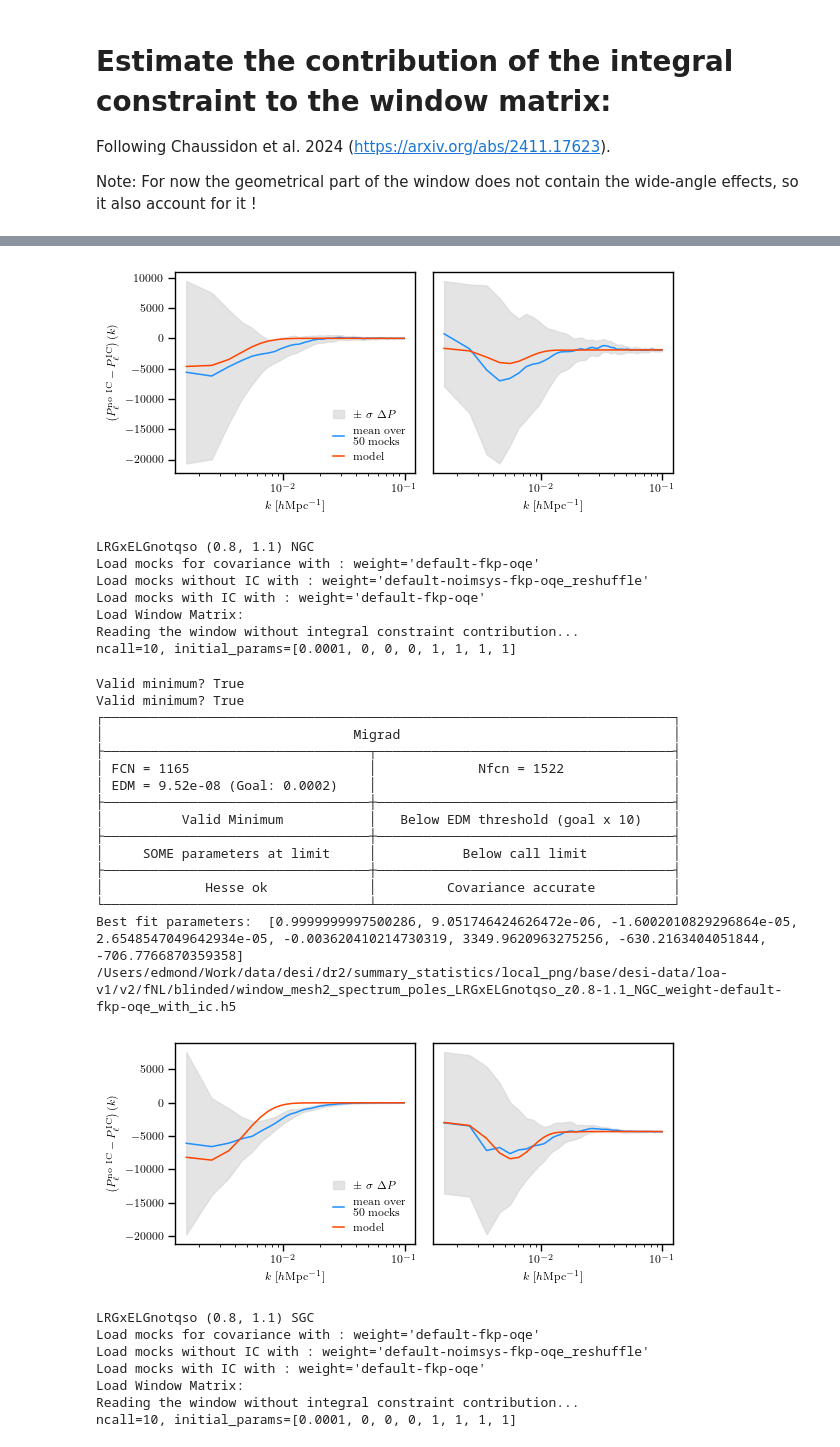
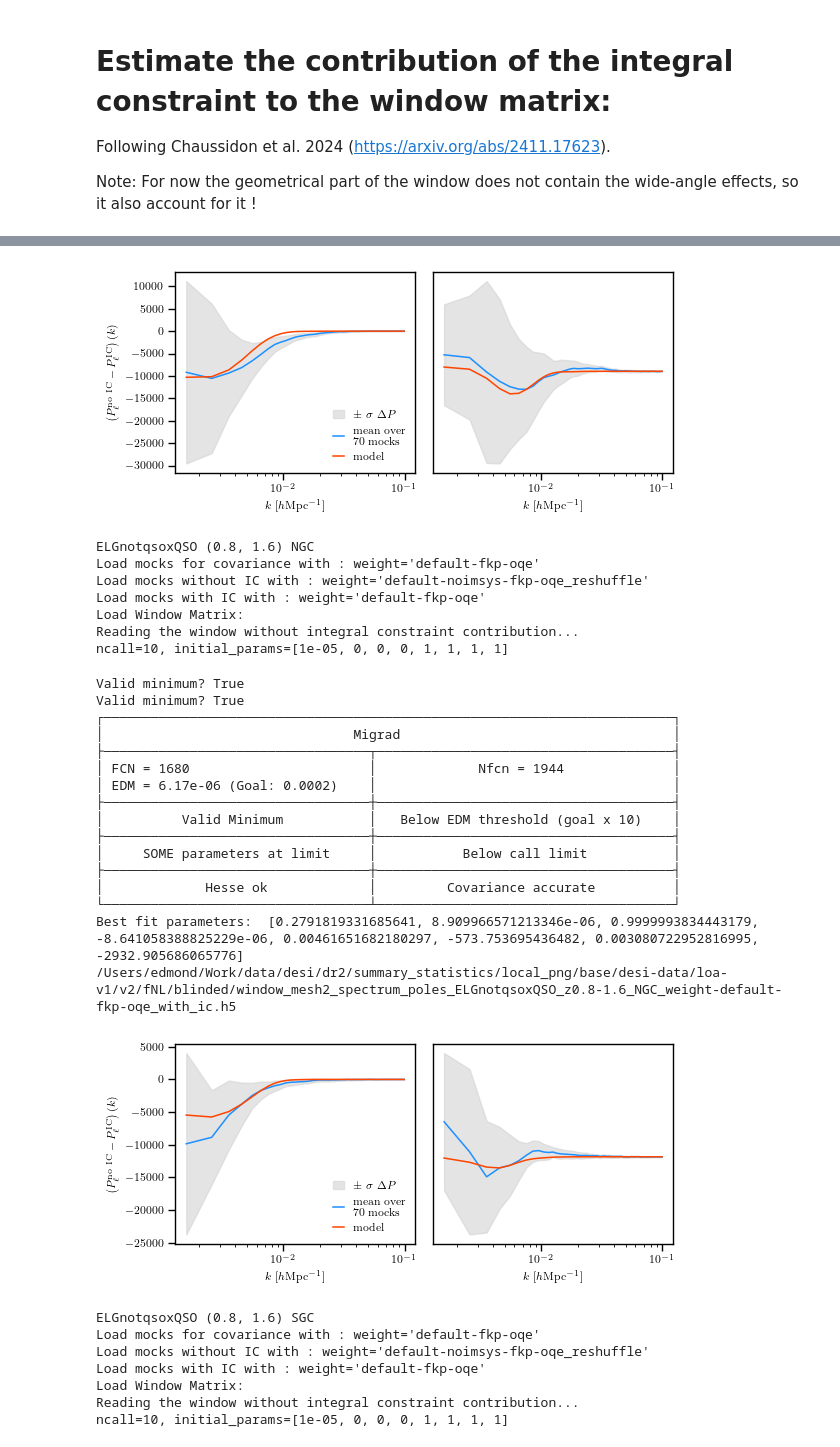
Before and after one commit to AlbertoRosado1/cai-dr2-clustering-products, a Jupyter notebook: local_png/integral_constraints_contribution.ipynb, the cells around one changed output, grey strips where cells are left out. Saved outputs shown, nothing was run; the diff lists cells and outputs as text; code cells hidden in the pictures.

```diff
--- a/local_png/integral_constraints_contribution.ipynb
+++ b/local_png/integral_constraints_contribution.ipynb
@@ -32,13 +30,13 @@ def compute_integral_constraint_contribution(stats_dir, project, data_dir, trace
     weight = 'default-noimsys-fkp-oqe_reshuffle'
     print(f'Load mocks without IC with : {weight=}')
     fns_noric_noaic = [get_stats_fn(stats_dir=stats_dir, project=project, kind='mesh2_spectrum_poles', tracer=tracer, region=region, zrange=zrange,
-                                    weight=weight, imock=imock) for imock in range(50)]
+                                    weight=weight, imock=imock) for imock in range(70)]
     pks_noric_noaic = [lsstypes.read(fn) for fn in fns_noric_noaic]
 
     weight = 'default-fkp-oqe'
     print(f'Load mocks with IC with : {weight=}')
     fns = [get_stats_fn(stats_dir=stats_dir, project=project, kind='mesh2_spectrum_poles', tracer=tracer, region=region, zrange=zrange,
-                                    weight=weight, imock=imock) for imock in range(50)]
+                                    weight=weight, imock=imock) for imock in range(70)]
     pks = [lsstypes.read(fn) for fn in fns]
 
     print('Load Window Matrix:')
@@ -61,7 +59,7 @@ project = 'local_png/base/holi-v3-altmtl/'
 
 data_dir = '/Users/edmond/Work/data/desi/dr2/summary_statistics/local_png/base/desi-data/loa-v1/v2/fNL/blinded/'
 
-tracers = ['LRG', 'QSO', 'ELGnotqso', 'LRGxQSO', 'LRGxELGnotqso', 'ELGnotqsoxQSO'][3:]
+tracers = ['LRG', 'QSO', 'ELGnotqso', 'LRGxQSO', 'LRGxELGnotqso', 'ELGnotqsoxQSO'][3:4]
 zranges = {'LRG': [(0.4, 1.1)], 'QSO': [(0.8, 3.5)], 'ELGnotqso': [(0.8, 1.6)],
            'LRGxQSO': [(0.8, 1.1)], 'LRGxELGnotqso': [(0.8, 1.1)], 'ELGnotqsoxQSO': [(0.8, 1.6)]}
 
@@ -75,14 +73,21 @@ for tracer in tracers:
             print(tracer, zrange, region)
 
             if tracer in ['LRG', 'QSO', 'ELGnotqso']:
-                initial_params = [1e-4,0,0,0]+[1,1,1,1]
+                if tracer == 'LRG':
+                    if region == 'GCcomb':
+                        initial_params = [1e-4,0,1e-4,0]+[1,1,1,1]
+                    else:
+                        initial_params = [1e-4,0,1e-6,0]+[1,1,1,1]
+                else:
+                    initial_params = [1e-4,0,0,0]+[1,1,1,1]
                 ncall = 5
                 hard_limits = False
+
             else:
                 if tracer == 'LRGxQSO':
                     initial_params = [1e-4,0,0,0]+[1,1,1,1]
                 else:
-                    initial_params = [1e-4,0,0,0]+[1,1,1,1]
+                    initial_params = [1e-5,0,0,0]+[1,1,1,1]
                 ncall = 10
                 hard_limits = True
 
@@ -139,35 +144,35 @@ Best fit parameters:  [0.9999999999999916, -5.640173034837659e-06, -1.8025535862
-[figure, old version]
+[figure, new version]
-LRGxELGnotqso (0.8, 1.1) NGC
+ELGnotqsoxQSO (0.8, 1.6) NGC
 Load mocks for covariance with : weight='default-fkp-oqe'
 Load mocks without IC with : weight='default-noimsys-fkp-oqe_reshuffle'
 Load mocks with IC with : weight='default-fkp-oqe'
 Load Window Matrix:
 Reading the window without integral constraint contribution...
-ncall=10, initial_params=[0.0001, 0, 0, 0, 1, 1, 1, 1]
+ncall=10, initial_params=[1e-05, 0, 0, 0, 1, 1, 1, 1]
 Valid minimum? True
 Valid minimum? True
 ┌─────────────────────────────────────────────────────────────────────────┐
 │                                Migrad                                   │
 ├──────────────────────────────────┬──────────────────────────────────────┤
-│ FCN = 1165                       │             Nfcn = 1522              │
-│ EDM = 9.52e-08 (Goal: 0.0002)    │                                      │
+│ FCN = 1680                       │             Nfcn = 1944              │
+│ EDM = 6.17e-06 (Goal: 0.0002)    │                                      │
 ├──────────────────────────────────┼──────────────────────────────────────┤
 │          Valid Minimum           │   Below EDM threshold (goal x 10)    │
 ├──────────────────────────────────┼──────────────────────────────────────┤
 │     SOME parameters at limit     │           Below call limit           │
 ├──────────────────────────────────┼──────────────────────────────────────┤
 │             Hesse ok             │         Covariance accurate          │
 └──────────────────────────────────┴──────────────────────────────────────┘
-Best fit parameters:  [0.9999999997500286, 9.051746424626472e-06, -1.6002010829296864e-05, 2.6548547049642934e-05, -0.003620410214730319, 3349.9620963275256, -630.2163404051844, -706.7766870359358]
-/Users/edmond/Work/data/desi/dr2/summary_statistics/local_png/base/desi-data/loa-v1/v2/fNL/blinded/window_mesh2_spectrum_poles_LRGxELGnotqso_z0.8-1.1_NGC_weight-default-fkp-oqe_with_ic.h5
+Best fit parameters:  [0.2791819331685641, 8.909966571213346e-06, 0.9999993834443179, -8.641058388825229e-06, 0.00461651682180297, -573.753695436482, 0.003080722952816995, -2932.905686065776]
+/Users/edmond/Work/data/desi/dr2/summary_statistics/local_png/base/desi-data/loa-v1/v2/fNL/blinded/window_mesh2_spectrum_poles_ELGnotqsoxQSO_z0.8-1.6_NGC_weight-default-fkp-oqe_with_ic.h5
-[figure, old version]
+[figure, new version]
-LRGxELGnotqso (0.8, 1.1) SGC
+ELGnotqsoxQSO (0.8, 1.6) SGC
 Load mocks for covariance with : weight='default-fkp-oqe'
 Load mocks without IC with : weight='default-noimsys-fkp-oqe_reshuffle'
 Load mocks with IC with : weight='default-fkp-oqe'
 Load Window Matrix:
 Reading the window without integral constraint contribution...
-ncall=10, initial_params=[0.0001, 0, 0, 0, 1, 1, 1, 1]
+ncall=10, initial_params=[1e-05, 0, 0, 0, 1, 1, 1, 1]
 Valid minimum? True
 Valid minimum? True
 ┌─────────────────────────────────────────────────────────────────────────┐
```
Also changed, not shown: parts of 2 cells of this notebook, 3 other files.
